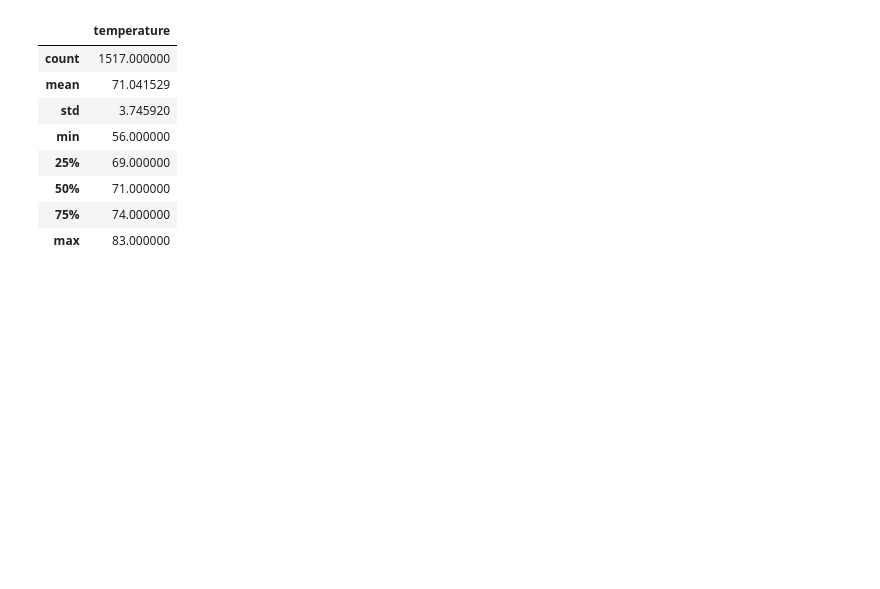
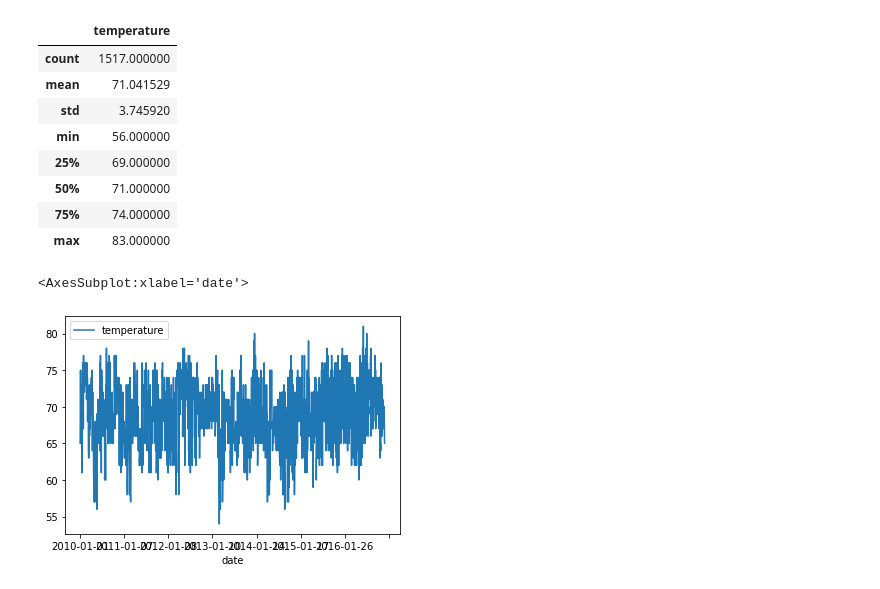
Before and after one commit to Jomonse/surfs_up, a Jupyter notebook: SurfsUp_Challenge.ipynb, the cells around one changed output. Saved outputs shown, nothing was run; the diff lists cells and outputs as text; code cells hidden in the pictures; blank space fills up the shorter version.

```diff
--- a/SurfsUp_Challenge.ipynb
+++ b/SurfsUp_Challenge.ipynb
@@ -144,0 +147,13 @@ df_december.describe()
+# %%
+results_jan = []
+results_jan = session.query(Measurement.date, Measurement.tobs)
+results_jan = session.query(Measurement.date, Measurement.tobs).filter(extract('month', Measurement.date) == 1 ).all()
+df_jan = pd.DataFrame(results_jan , columns=['date','temperature'])
+df_jan.set_index(df_jan['date'], inplace=True)
+df_jan = df_jan.sort_index()
+pd.set_option('display.max_rows', None)
+# %%
+df_jan.plot()
+# %% [output]
+<AxesSubplot:xlabel='date'>
+[figure, added]
```
Also changed, not shown: parts of 2 cells of this notebook, 4 other files.
